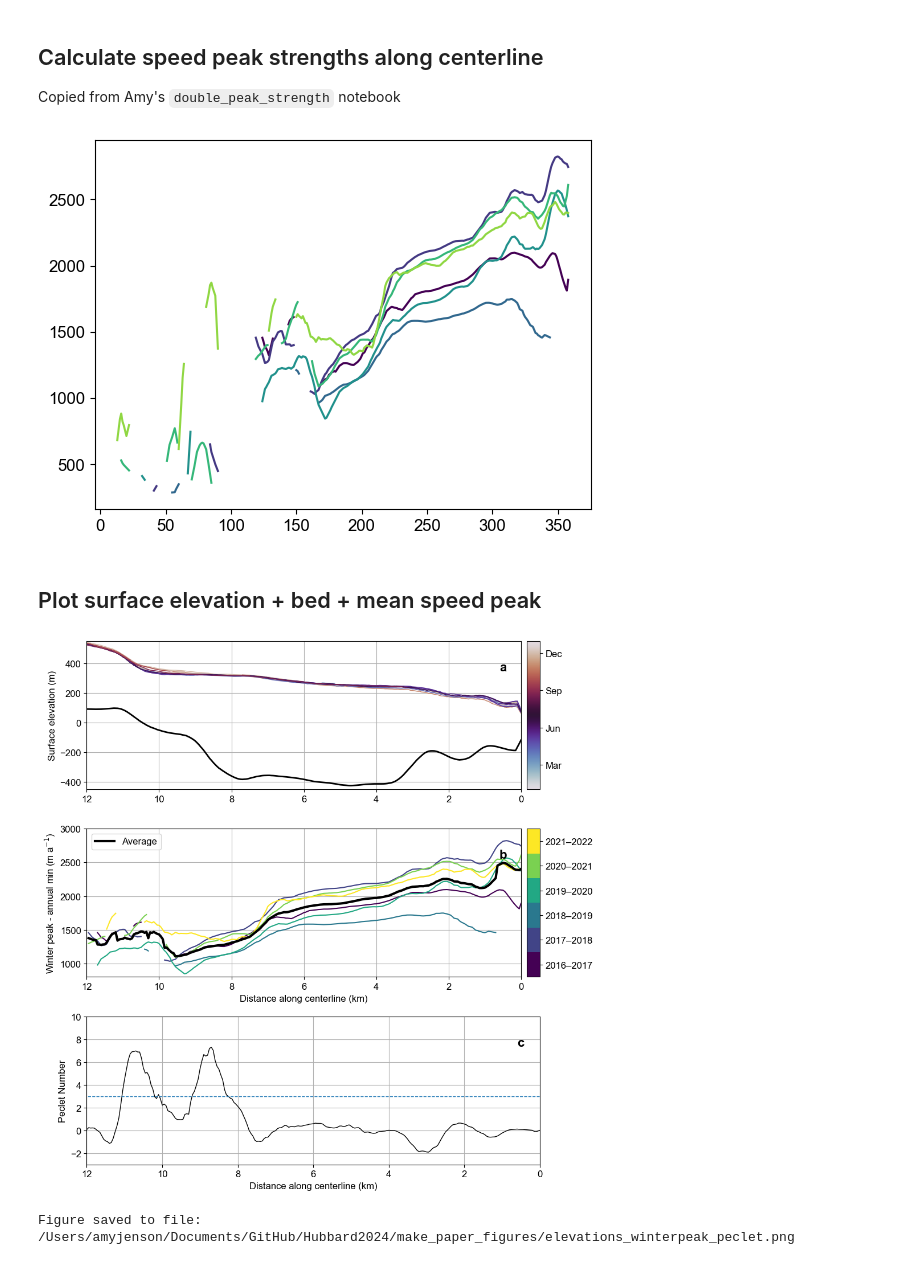
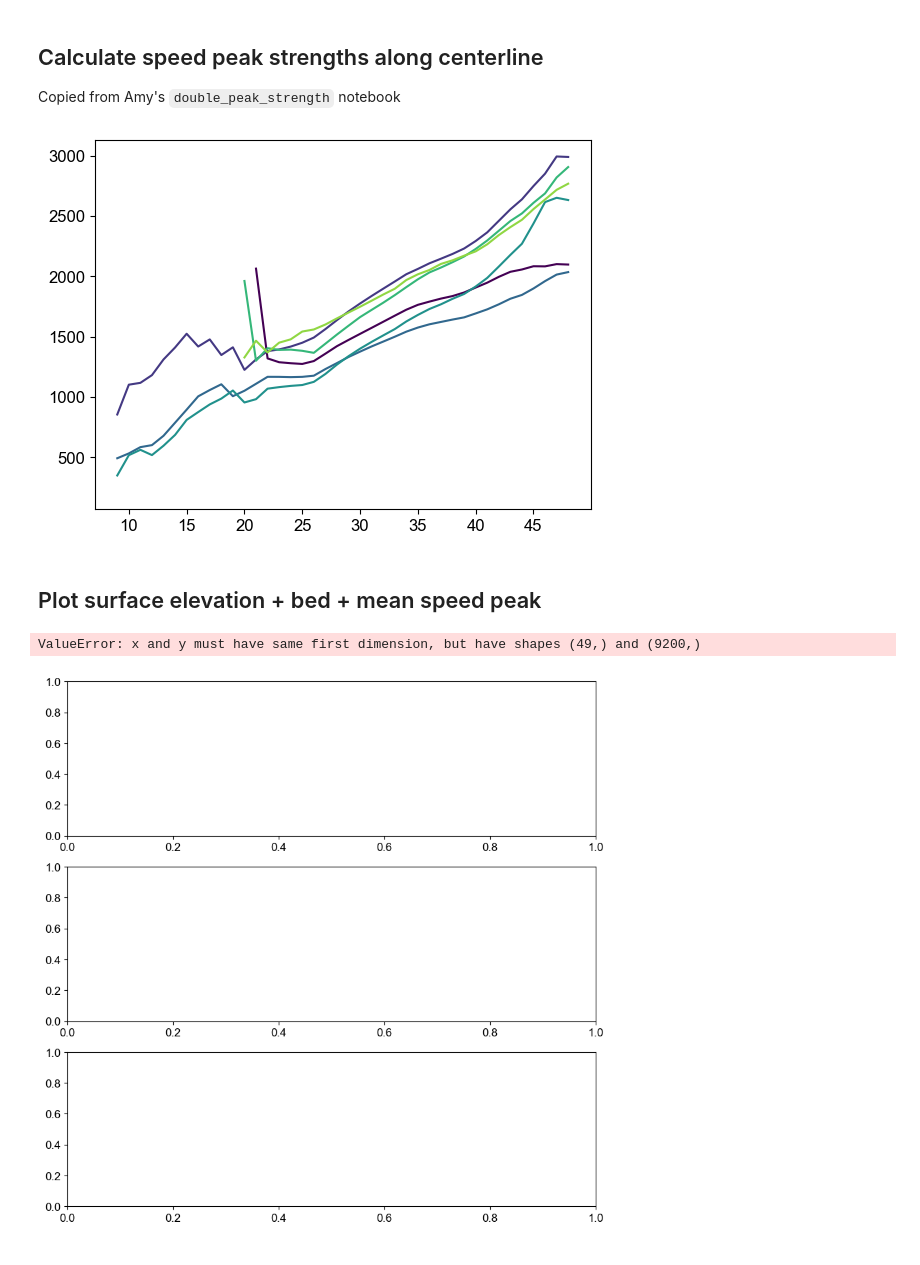
Before and after one commit to pohlan/Hubbard2024, a Jupyter notebook: make_paper_figures/surface_thickness_strength.ipynb, the cells around one changed output. Drawn from its saved outputs; the diff is of its cells as text; code cells hidden in the pictures.

```diff
--- a/make_paper_figures/surface_thickness_strength.ipynb
+++ b/make_paper_figures/surface_thickness_strength.ipynb
@@ -33,34 +61,14 @@ h_cl_fn = os.path.join(data_path, 'data', 'centerline_surface_elevation_timeseri
 # %% [markdown]
 ## Load data
 # %%
-# Centerline
-cl = gpd.read_file(cl_fn)
-# calculate distance vector
-def create_distance_vector(line):
-    x, y = line.coords.xy[0], line.coords.xy[1]
-    line_dist = np.zeros(len(line.coords.xy[0]))
-    for i in range(1, len(line.coords.xy[0])):
-        line_dist[i] = np.sqrt((x[i]-x[i-1])**2 + (y[i]-y[i-1])**2) + line_dist[i-1]
-    return line_dist
-cl_dist = create_distance_vector(cl.geometry[0])
-# Flip to start near terminus
-cl_dist = np.flip(cl_dist)
-
-# Bed
-bed = xr.open_dataset(bed_fn)
-x_samp, y_samp = cl.geometry[0].coords.xy
-bed_cl = [bed.sel(x=x, y=y, method='nearest').band_data.data[0] for x, y in list(zip(x_samp, y_samp))]
-
-# Surface elevations along centerline
-h_cl_df = pd.read_csv(h_cl_fn)
-h_cl_df['Date'] = pd.to_datetime(h_cl_df['Date'])
 
 # Plot bed and centerline map
 fig, ax = plt.subplots()
 bed_im = ax.imshow(bed.band_data.data[0], cmap='Greys_r', clim=(-0.5e3, 1.5e3),
                    extent=(np.min(bed.x.data), np.max(bed.x.data),
                            np.min(bed.y.data), np.max(bed.y.data)))
-cl.plot(ax=ax, color='m', label='Centerline')
+
+ax.plot(x, y, color='m', lw=2, label='Centerline')
 ax.legend(loc='upper left')
 fig.colorbar(bed_im, shrink=0.8, label='Bed topography [m]')
 
@@ -74,9 +82,9 @@ Copied from Amy's `double_peak_strength` notebook
 # %%
 # -----Calculate summer and winter speed speaks
 # Load velocity
-ds_fn = os.path.join(data_path, 'Hubbard_S1.nc')
+ds_fn = os.path.join(data_path, './data/Hubbard_S1.nc')
 ds = xr.load_dataset(ds_fn)
-ds["v"] = np.sqrt(ds.vx**2 + ds.vy**2).fillna(0)
+ds["v"] = np.sqrt(ds.vx**2 + ds.vy**2)# .fillna(0)
 ds["month"] = ds.time.dt.month
 ds["year"] = ds.time.dt.year
 ds["doy"] = ds.time.dt.dayofyear
@@ -130,10 +138,10 @@ for year in tqdm(years):
     mask = (winter_peak < middle_min) | (summer_peak < 500)
     #strength = (winter_peak - middle_min) #/(winter_peak) # (winter_peak/summer_peak)
     strength = (winter_peak - abs_min) #/(summer_peak-min) # (winter_peak/summer_peak)
-    strength = xr.where(mask, np.nan, strength)
+    #strength = xr.where(mask, np.nan, strength)
 
     # Sample along centerline
-    strength_cl_np = [float(strength.sel(x=x, y=y, method='nearest').data) for (x, y) in list(zip(x_samp, y_samp))]
+    strength_cl_np = [float(strength.sel(x=x_samp, y=y_samp, method='nearest').data) for (x_samp, y_samp) in list(zip(x, y))]
     strength_cl = pd.DataFrame({year: strength_cl_np})
 
     strength_cl =  strength_cl #/np.max(strength_cl)
@@ -147,7 +155,7 @@ for year in tqdm(years):
 
 plt.show()
 # %% [output]
-[figure, old version]
+[figure, new version]
 # %% [markdown]
 ## Plot surface elevation + bed + mean speed peak
 # %%
@@ -204,10 +212,10 @@ colors=[]
 for i, year in enumerate(years[0:]):
     colors.append(cmap(i/(len(years)-1)))
     ax[1].plot(np.divide(cl_dist, 1e3), strengths_cl[year], '-', color=colors[i])
-ax[1].plot(np.divide(cl_dist, 1e3), strengths_cl.mean(axis=1), '-k', linewidth=lw+2, label='Average')
+#ax[1].plot(np.divide(cl_dist, 1e3), strengths_cl.mean(axis=1), '-k', linewidth=lw+2, label='Average')
 ax[1].legend(loc='upper left')
 ax[1].set_xlim(xlim)
-ax[1].set_ylim([800, 3000])
+ax[1].set_ylim([800, 4000])
 ax[1].set_xlabel('Distance along centerline (km)')
 ax[1].set_ylabel('Winter peak - annual min (m a$^{-1}$)')
 # Plot colorbar
@@ -222,32 +230,32 @@ cbar.ax.set_yticklabels([f'{year}–{year+1}' for year in years[0:]])  # Customi
 cbar.ax.tick_params(which='minor', length=0)
 
 ### c) Peclet number
 dbdx = np.gradient(bed_cl_smooth, cl_dist)
 H_smooth = surf - bed_cl_smooth
 Pe = 2 * dbdx/H_smooth * cl_dist
 ax[2].plot(np.divide(cl_dist, 1e3), Pe , '-k', linewidth=lw, label='Pe')
 ax[2].plot(np.divide(cl_dist, 1e3), np.ones(len(cl_dist))*3 , '--', linewidth=lw, label='Pe')
 ax[2].set_xlim(xlim)
 ax[2].set_ylim([-3,10])
 ax[2].set_xlabel('Distance along centerline (km)')
 ax[2].set_ylabel('Peclet Number')
 
 ### Add panel labels, adjust axes
 labels = ['a', 'b', 'c']
 for i, axis in enumerate(ax):
     axis.text((axis.get_xlim()[1] - axis.get_xlim()[0]) * 0.95 + axis.get_xlim()[0],
               (axis.get_ylim()[1] - axis.get_ylim()[0]) * 0.8 + axis.get_ylim()[0],
               labels[i], fontweight='bold', fontsize=fontsize+4)
     axis.grid(True)
     # axis.axvline(weak_dist, color='k', linestyle='--', linewidth=1)
 
 fig.tight_layout()
 plt.show()
 
 # Save figure
 fig_fn = os.path.join(figures_out_path, 'elevations_winterpeak_peclet.png')
 fig.savefig(fig_fn, dpi=300, bbox_inches='tight')
 print('Figure saved to file:', fig_fn)
 # %% [output]
+ValueError: x and y must have same first dimension, but have shapes (49,) and (9200,)
-[figure, old version]
+[figure, new version]
-Figure saved to file: /Users/amyjenson/Documents/GitHub/Hubbard2024/make_paper_figures/elevations_winterpeak_peclet.png
```
Also changed, not shown: parts of 5 cells of this notebook, 5 other files.
